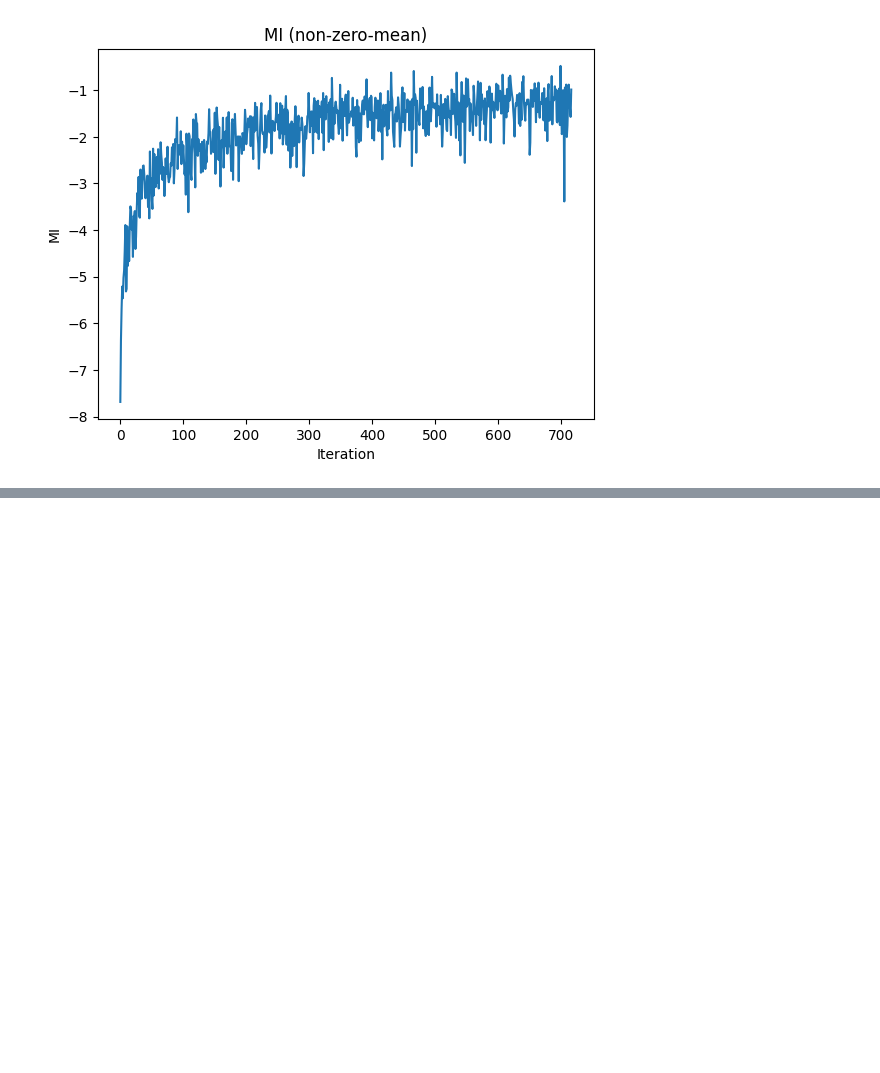
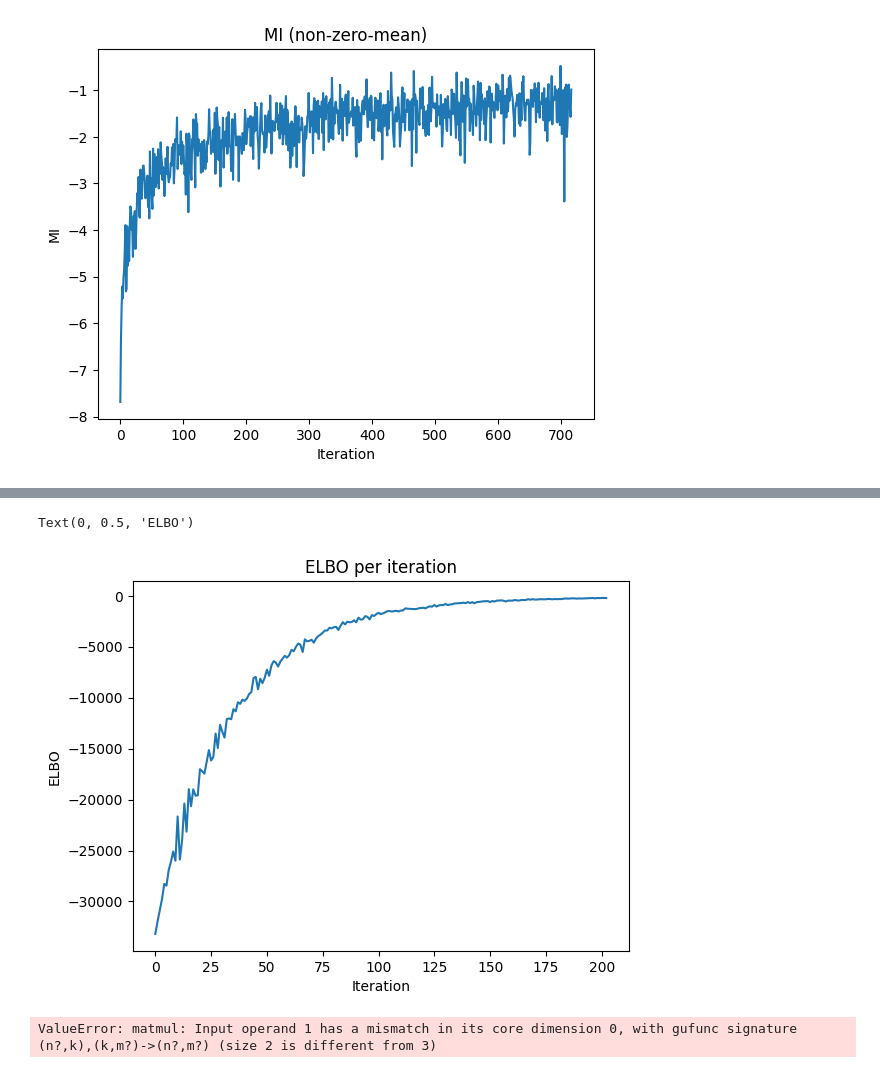
Before and after one commit to Snailed/bayesian-optimal-design-pocs, a Jupyter notebook: python/Final Notebook.ipynb, the cells around one changed output, grey strips where cells are left out. Drawn from its saved outputs; the diff is of its cells as text; code cells hidden in the pictures; blank space fills up the shorter version.

```diff
--- a/python/Final Notebook.ipynb
+++ b/python/Final Notebook.ipynb
@@ -201,0 +287,12 @@ Text(0, 0.5, 'MI')
+# %%
+plt.title("ELBO per iteration")
+plt.plot(np.arange(0, len(elbos)), elbos)
+plt.xlabel("Iteration")
+plt.ylabel("ELBO")
+# %% [output]
+Text(0, 0.5, 'ELBO')
+[figure, added]
+# %%
+analytical_posterior_params(d,y)
+# %% [output]
+ValueError: matmul: Input operand 1 has a mismatch in its core dimension 0, with gufunc signature (n?,k),(k,m?)->(n?,m?) (size 2 is different from 3)
```
Also changed, not shown: parts of 11 cells of this notebook, 6 other files.
